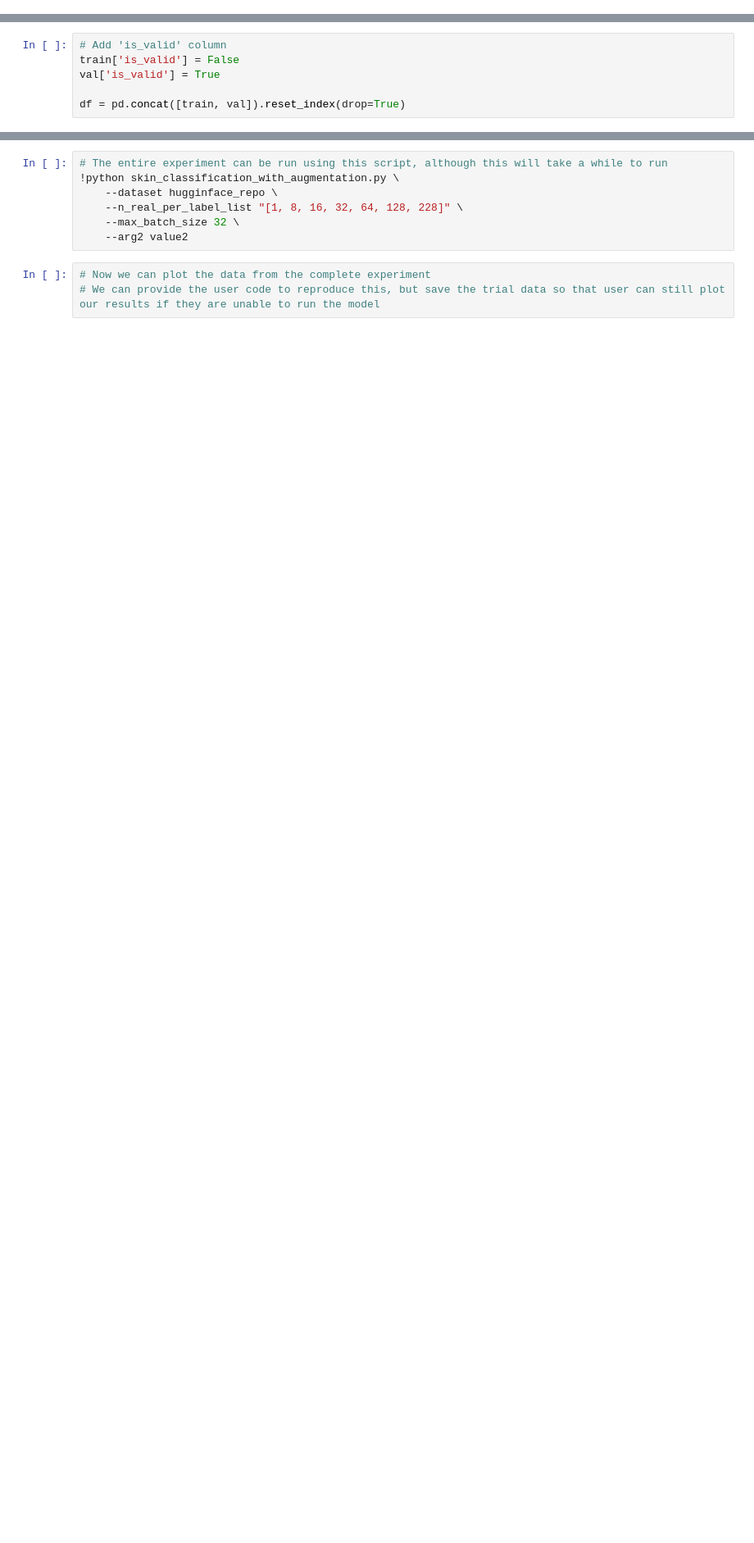
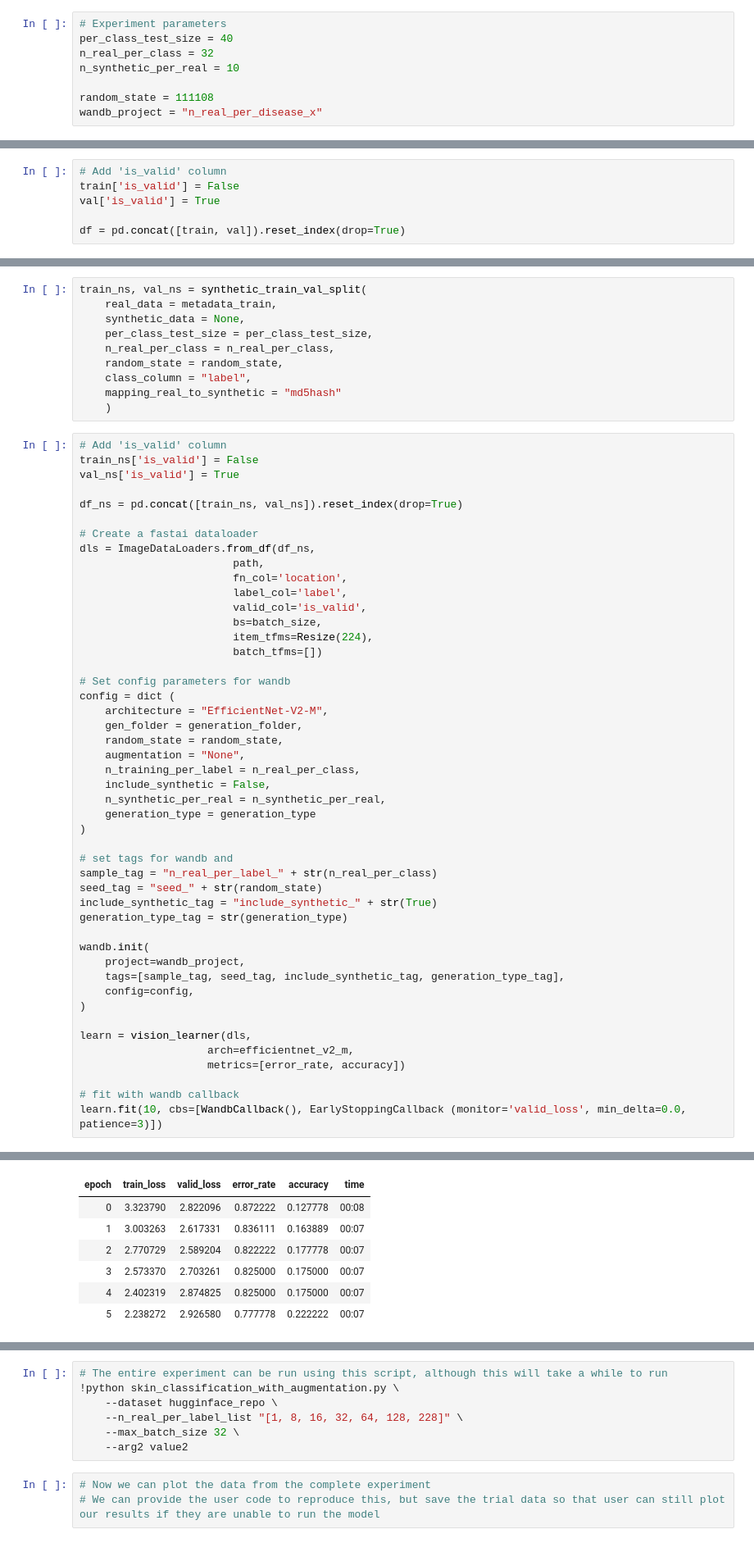
Before and after one commit to manrai/synthetic-derm, a Jupyter notebook: synderm/synderm/examples/figure_3_example.ipynb, the cells around one changed output, grey strips where cells are left out. Shown: that part at 82% size. Saved outputs shown, nothing was run; the diff lists cells and outputs as text; blank space fills up the shorter version.

Commit message:
updated notebook to reproduce synthetic vs non-synthetic training

```diff
--- a/synderm/synderm/examples/figure_3_example.ipynb
+++ b/synderm/synderm/examples/figure_3_example.ipynb
@@ -52,3 +55,11 @@ random_state = 111108
 generation_folder = "all_generations/finetune-inpaint/"
 generation_type = "inpaint"
+# %%
+# Experiment parameters
+per_class_test_size = 40
+n_real_per_class = 32
+n_synthetic_per_real = 10
+
+random_state = 111108
+wandb_project = "n_real_per_disease_x"
 # %%
@@ -213,0 +274,58 @@ wandb.finish()
+# %%
+train_ns, val_ns = synthetic_train_val_split(
+    real_data = metadata_train,
+    synthetic_data = None,
+    per_class_test_size = per_class_test_size,
+    n_real_per_class = n_real_per_class,
+    random_state = random_state,
+    class_column = "label",
+    mapping_real_to_synthetic = "md5hash"
+    )
+# %%
+# Add 'is_valid' column
+train_ns['is_valid'] = False
+val_ns['is_valid'] = True
+
+df_ns = pd.concat([train_ns, val_ns]).reset_index(drop=True)
+
+# Create a fastai dataloader
+dls = ImageDataLoaders.from_df(df_ns,
+                        path,
+                        fn_col='location',
+                        label_col='label',
+                        valid_col='is_valid',
+                        bs=batch_size,
+                        item_tfms=Resize(224),
+                        batch_tfms=[])
+
+# Set config parameters for wandb
+config = dict (
+    architecture = "EfficientNet-V2-M",
+    gen_folder = generation_folder,
+    random_state = random_state,
+    augmentation = "None",
+    n_training_per_label = n_real_per_class,
+    include_synthetic = False,
+    n_synthetic_per_real = n_synthetic_per_real,
+    generation_type = generation_type
+)
+
+# set tags for wandb and
+sample_tag = "n_real_per_label_" + str(n_real_per_class)
+seed_tag = "seed_" + str(random_state)
+include_synthetic_tag = "include_synthetic_" + str(True)
+generation_type_tag = str(generation_type)
+
+wandb.init(
+    project=wandb_project,
+    tags=[sample_tag, seed_tag, include_synthetic_tag, generation_type_tag],
+    config=config,
+)
+
+learn = vision_learner(dls,
+                    arch=efficientnet_v2_m,
+                    metrics=[error_rate, accuracy])
+
+# fit with wandb callback
+learn.fit(10, cbs=[WandbCallback(), EarlyStoppingCallback (monitor='valid_loss', min_delta=0.0, patience=3)])
+# %% [output]
@@ -213,0 +337,7 @@ wandb.finish()
+| epoch | train_loss | valid_loss | error_rate | accuracy | time |
+| 0 | 3.323790 | 2.822096 | 0.872222 | 0.127778 | 00:08 |
+| 1 | 3.003263 | 2.617331 | 0.836111 | 0.163889 | 00:07 |
+| 2 | 2.770729 | 2.589204 | 0.822222 | 0.177778 | 00:07 |
+| 3 | 2.573370 | 2.703261 | 0.825000 | 0.175000 | 00:07 |
+| 4 | 2.402319 | 2.874825 | 0.825000 | 0.175000 | 00:07 |
+| 5 | 2.238272 | 2.926580 | 0.777778 | 0.222222 | 00:07 |
```
Also changed, not shown: parts of 21 cells of this notebook, 3 other files.
